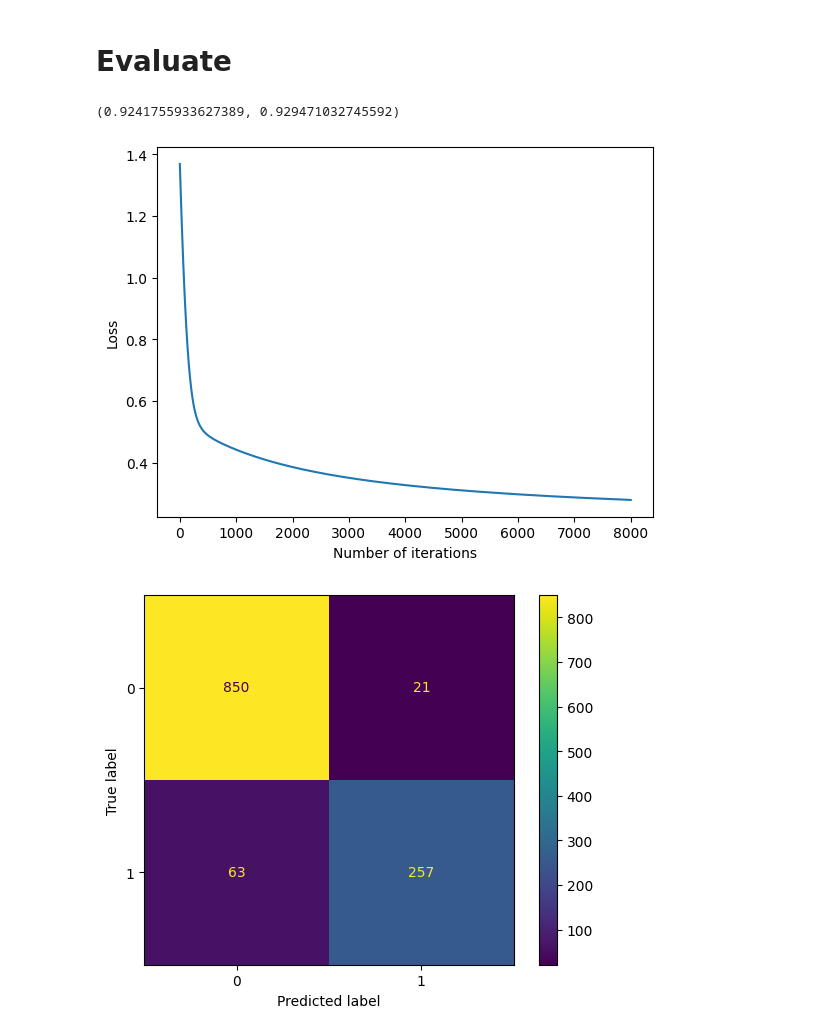
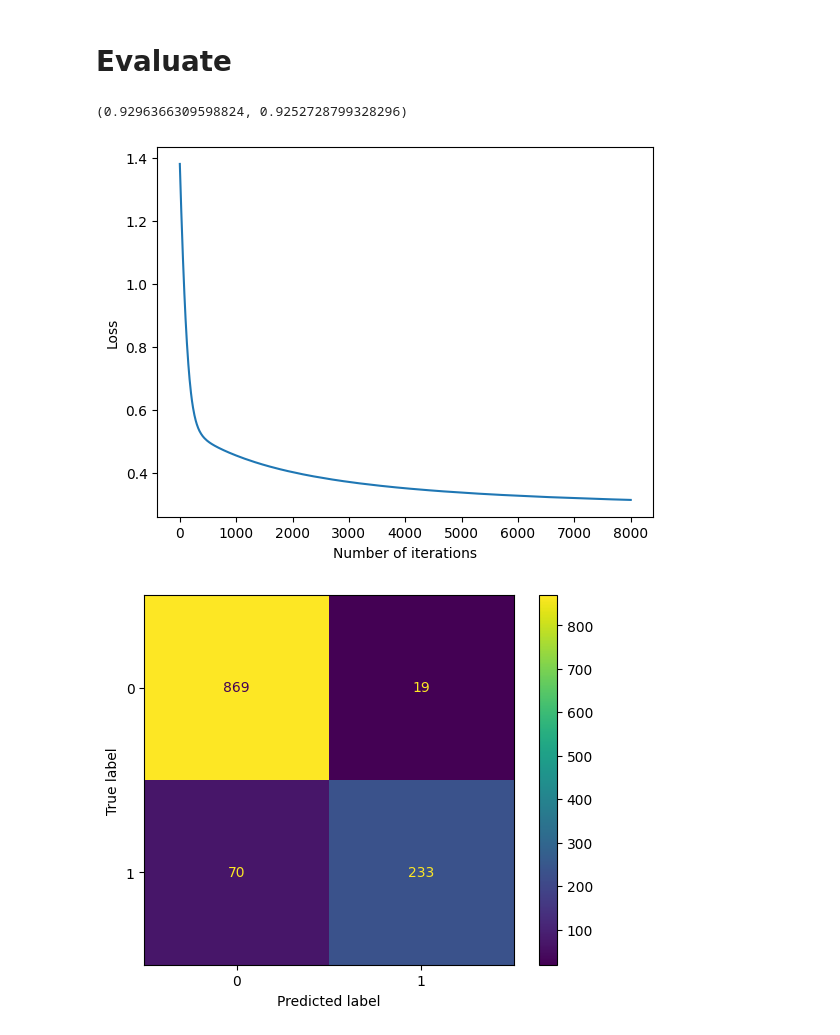
Before and after one commit to JaeAiKay/Machine-Learning-Project, a Jupyter notebook: project_assignment.ipynb, the cells around one changed output. Saved outputs shown, nothing was run; the diff lists cells and outputs as text; code cells hidden in the pictures.

```diff
--- a/project_assignment.ipynb
+++ b/project_assignment.ipynb
@@ -122,7 +122,7 @@ x_test = x_test/100
 # %% [markdown]
 # Implement algorithm Logistic Regression
 # %%
-class LogisticRegressionAssignment:
+class LogisticRegression:
   def __init__(self, iteration=1000, learning_rete=0.01, c=0, penalty='l1'):
     self.iteration = iteration
     self.learning_rete = learning_rete
@@ -140,7 +140,7 @@ class LogisticRegressionAssignment:
     # L2 regularization
     if self.penalty == 'l2':
       return self.c*self.w
-    return np.zeros(self.x.shape[0])
+    return np.zeros(self.x.shape[1])
 
   def sigmoid(self, z):
     return 1/(1+np.exp(-z))
@@ -165,7 +165,7 @@ class LogisticRegressionAssignment:
       self.loss.append(loss)
       accuracy = self.score(x, y)
       self.accuracy.append(accuracy)
-      print('iterations {} accuray : {}  loss : {}'.format(i, accuracy, loss))
+      print('iterations {} accuracy : {}  loss : {}'.format(i, accuracy, loss))
 
       # Random training data
       idx = np.random.choice(num_samples, int(batch_size*num_samples))
@@ -201,10 +201,10 @@ class LogisticRegressionAssignment:
   def regularization_cost(self):
     # L1 regularization
     if self.penalty == 'l1':
-      return self.c*np.sum(np.abs(self.w))/(2*self.x.shape[0])
+      return self.c*np.sum(np.abs(self.w))
     # L2 regularization
     if self.penalty == 'l2':
-      return self.c*np.sum(np.square(self.w))/(2*self.x.shape[0])
+      return self.c*np.sum(np.square(self.w))/2
     return 0
 
   def cross_entropy(self, x, y):
@@ -215,6 +215,6 @@ class LogisticRegressionAssignment:
 # %% [markdown]
 # Training
 # %%
-clf2 = LogisticRegressionAssignment(iteration=8000, learning_rete=0.01, c=0.001, penalty='l2')
-clf2.fit(x_train, y_train, batch_size=0.8)
+clf = LogisticRegression(iteration=8000, learning_rete=0.01, c=0.01, penalty='l2')
+clf.fit(x_train, y_train, batch_size=0.8)
 # %% [output]
@@ -239,24 +239,24 @@ iterations 5553 a
 # %% [markdown]
 # Evaluate
 # %%
-clf2.score(x_train, y_train), clf2.score(x_test, y_test)
+clf.score(x_train, y_train), clf.score(x_test, y_test)
 # %% [output]
-(0.9241755933627389, 0.929471032745592)
+(0.9296366309598824, 0.9252728799328296)
 # %%
 import matplotlib.pyplot as plt
 
-plt.plot(np.arange(len(clf2.loss)), clf2.loss)
+plt.plot(np.arange(len(clf.loss)), clf.loss)
 plt.xlabel("Number of iterations")
 plt.ylabel("Loss")
 plt.show()
 # %% [output]
-[figure, old version]
+[figure, new version]
 # %%
 from sklearn import metrics
-y_pred = clf2.predict(x_test)
+y_pred = clf.predict(x_test)
 confusion_matrix = metrics.confusion_matrix(y_test, y_pred)
 cm_display = metrics.ConfusionMatrixDisplay(confusion_matrix = confusion_matrix)
 cm_display.plot()
 plt.show()
 # %% [output]
-[figure, old version]
+[figure, new version]
```
Also changed, not shown: parts of 1 cell of this notebook, 1 other file.
